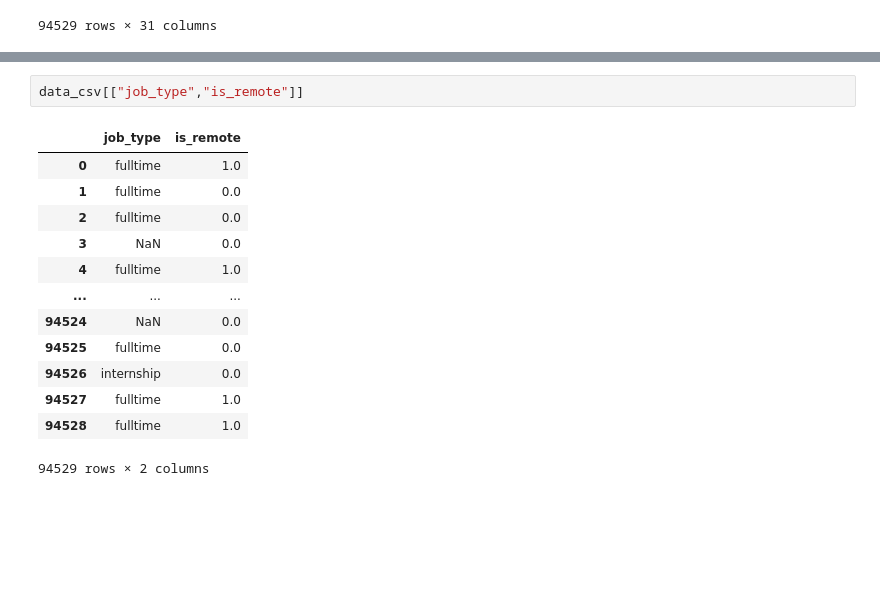
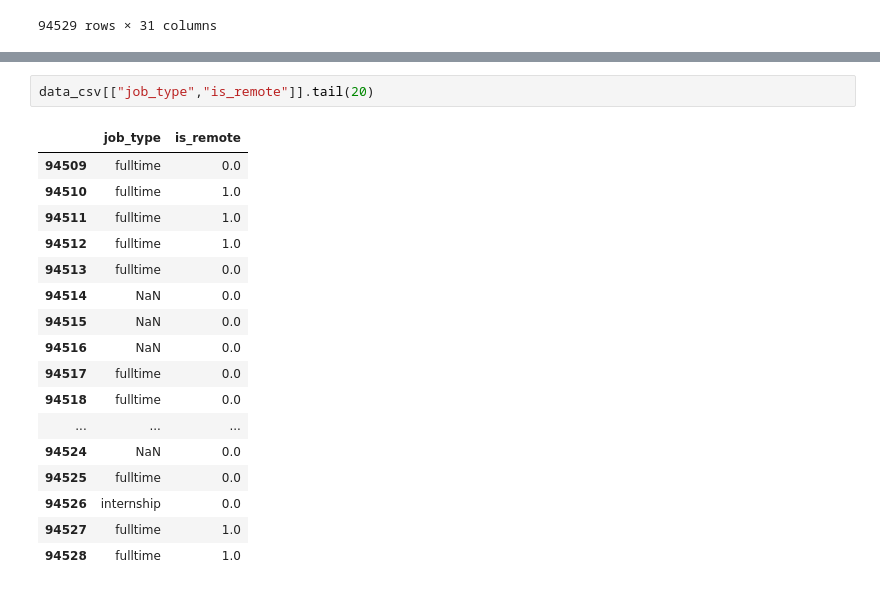
Before and after one commit to 18kdr/Data-Engineering, a Jupyter notebook: TechJobs/tech_job_analysis.ipynb, the cells around one changed output, grey strips where cells are left out. Cells and saved outputs as stored; diff of their text form; blank space fills up the shorter version.

```diff
--- a/TechJobs/tech_job_analysis.ipynb
+++ b/TechJobs/tech_job_analysis.ipynb
@@ -122,16 +102,20 @@ plt.bar("Job Data",data_csv["title"].value_counts())  # Check unique values in t
 # %%
-data_csv[["job_type","is_remote"]]
+data_csv[["job_type","is_remote"]].tail(20)
 # %% [output]
 |  | job_type | is_remote |
-| 0 | fulltime | 1.0 |
-| 1 | fulltime | 0.0 |
-| 2 | fulltime | 0.0 |
-| 3 | NaN | 0.0 |
-| 4 | fulltime | 1.0 |
+| 94509 | fulltime | 0.0 |
+| 94510 | fulltime | 1.0 |
+| 94511 | fulltime | 1.0 |
+| 94512 | fulltime | 1.0 |
+| 94513 | fulltime | 0.0 |
+| 94514 | NaN | 0.0 |
+| 94515 | NaN | 0.0 |
+| 94516 | NaN | 0.0 |
+| 94517 | fulltime | 0.0 |
+| 94518 | fulltime | 0.0 |
 | ... | ... | ... |
 | 94524 | NaN | 0.0 |
 | 94525 | fulltime | 0.0 |
 | 94526 | internship | 0.0 |
 | 94527 | fulltime | 1.0 |
 | 94528 | fulltime | 1.0 |
-94529 rows × 2 columns
```
Also changed, not shown: parts of 4 cells of this notebook.
